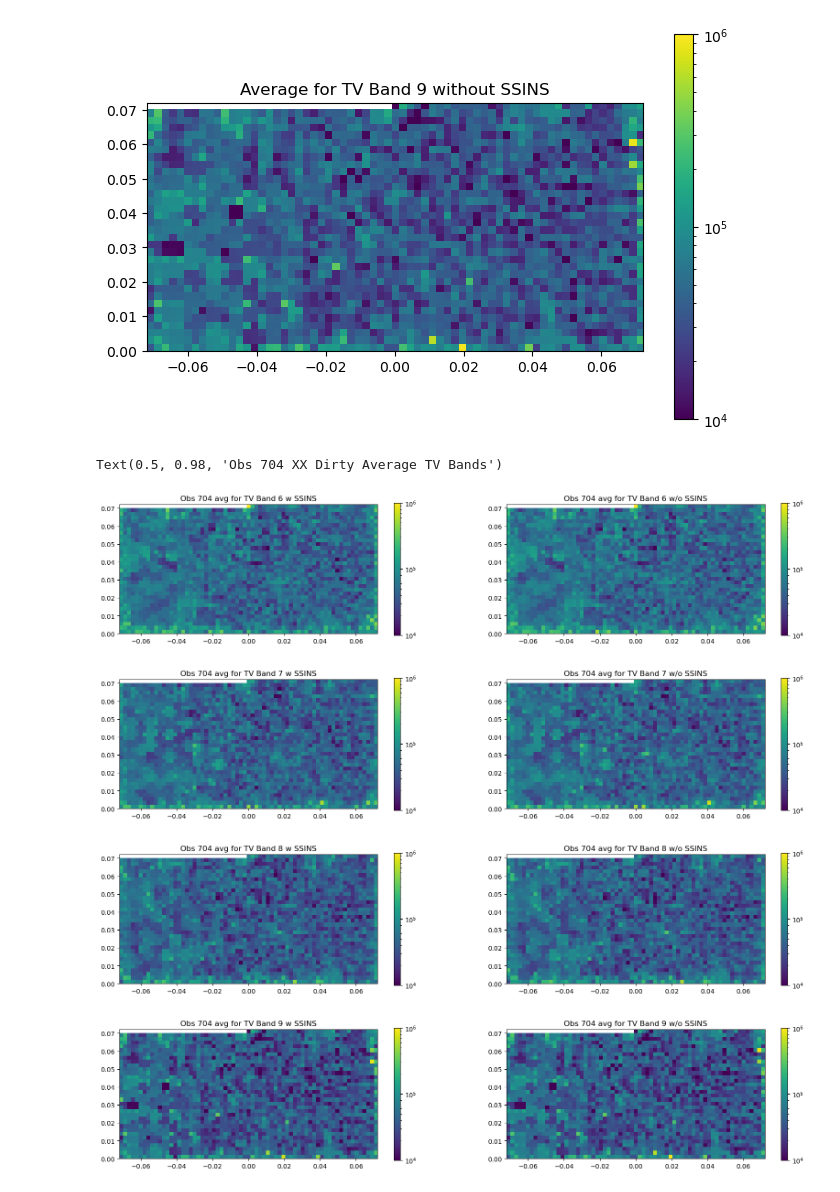
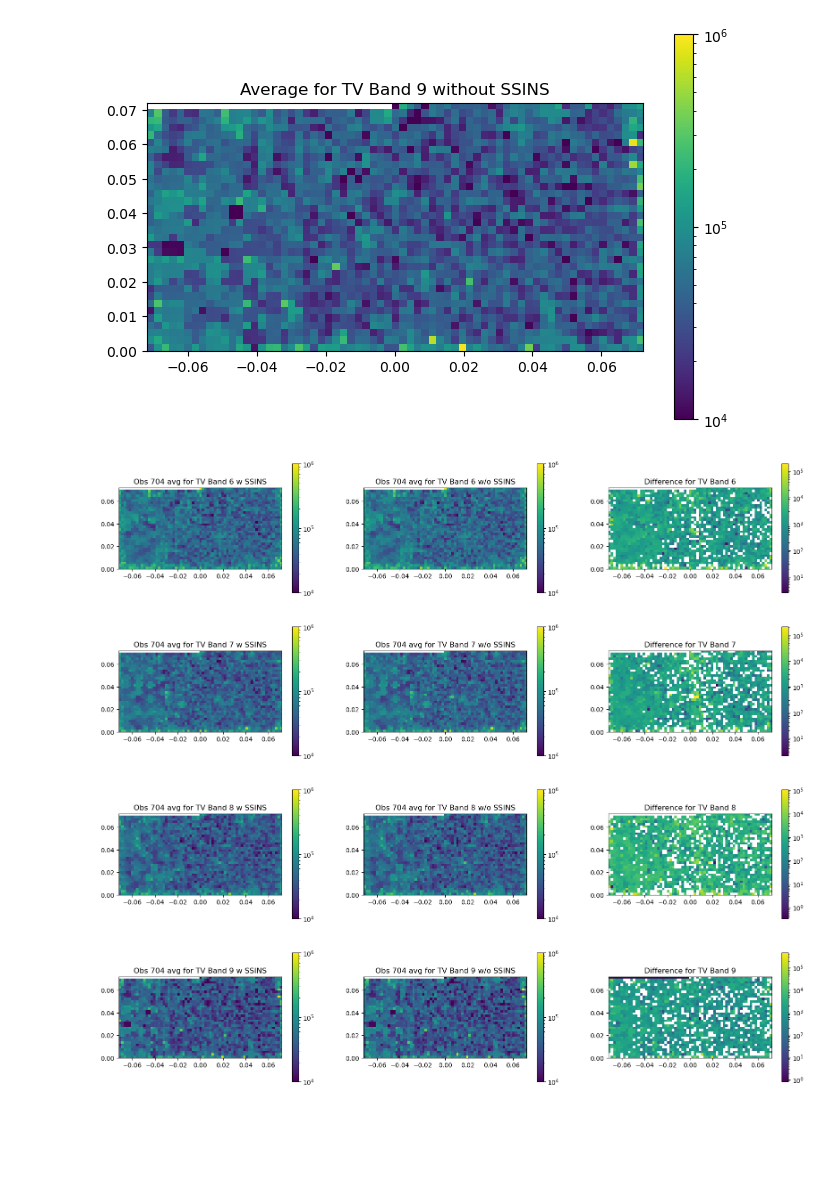
Before and after one commit to cvzamora/mwa_decontamination, a Jupyter notebook: MWA_Decontamination.ipynb, the cells around one changed output. Saved outputs shown, nothing was run; the diff lists cells and outputs as text; code cells hidden in the pictures; blank space fills up the shorter version.

Commit message:
Adding difference plots

```diff
--- a/MWA_Decontamination.ipynb
+++ b/MWA_Decontamination.ipynb
@@ -212,10 +212,10 @@ plot_704_TV_wos(0, 699, 752)
 [figure]
 # %%
 def plot_both_704TV(s, x, y):
-    fig,ax = plt.subplots(1,2)
+    fig,ax = plt.subplots(1,3)
     fig.set_size_inches(20, 15)
 
-    pos = ax[0].imshow(np.mean(np.abs(data_704_ws[s]['data_sum'][x:y,:,:]), axis = 0), extent = [data_704_ws[0]['kx_mpc'][0], data_704_ws[0]['kx_mpc'][-1],data_704_ws[0]['ky_mpc'][0], data_704_ws[0]['ky_mpc'][-1]],
+    pos = ax[0].imshow(np.mean(np.abs(data_704_ws[s]['data_sum'][x:y,:,:]), axis = 0), extent = [data_704_ws[s]['kx_mpc'][0], data_704_ws[s]['kx_mpc'][-1],data_704_ws[s]['ky_mpc'][0], data_704_ws[s]['ky_mpc'][-1]],
                                                                 aspect = 'equal', norm = 'log',vmin = 10e3, vmax = 1e6)
     fig.colorbar(pos, ax=ax[0],shrink=0.25)
     if y == 350:
@@ -227,7 +227,7 @@ def plot_both_704TV(s, x, y):
     else:
         ax[0].set_title(f'Obs 704 avg for TV Band 9 w SSINS')
 
-    pos1 = ax[1].imshow(np.mean(np.abs(data_704_wos[s]['data_sum'][x:y,:,:]), axis = 0), extent = [data_704_wos[0]['kx_mpc'][0], data_704_wos[0]['kx_mpc'][-1],data_704_wos[0]['ky_mpc'][0], data_704_wos[0]['ky_mpc'][-1]],
+    pos1 = ax[1].imshow(np.mean(np.abs(data_704_wos[s]['data_sum'][x:y,:,:]), axis = 0), extent = [data_704_wos[s]['kx_mpc'][0], data_704_wos[s]['kx_mpc'][-1],data_704_wos[s]['ky_mpc'][0], data_704_wos[s]['ky_mpc'][-1]],
                                                                 aspect = 'equal', norm = 'log',vmin = 10e3, vmax = 1e6)
     fig.colorbar(pos1, ax=ax[1],shrink=0.25)
     if y == 350:
@@ -238,21 +238,36 @@ def plot_both_704TV(s, x, y):
         ax[1].set_title(f'Obs 704 avg for TV Band 8 w/o SSINS')
     else:
         ax[1].set_title(f'Obs 704 avg for TV Band 9 w/o SSINS')
+
+    mean_ws = np.mean(np.abs(data_704_ws[s]['data_sum'][x:y,:,:]), axis = 0)
+    mean_wos = np.mean(np.abs(data_704_wos[s]['data_sum'][x:y,:,:]), axis = 0)
+    difference = mean_wos - mean_ws
+
+    pos2 = ax[2].imshow(difference, extent = [data_704_wos[s]['kx_mpc'][0], data_704_wos[s]['kx_mpc'][-1],data_704_wos[s]['ky_mpc'][0], data_704_wos[s]['ky_mpc'][-1]],
+                                                                aspect = 'equal', norm = 'log')
+    fig.colorbar(pos2, ax=ax[2],shrink=0.25)
+    if y == 350:
+        ax[2].set_title(f'Difference for TV Band 6')
+    elif y == 525:
+        ax[2].set_title(f'Difference for TV Band 7')
+    elif y == 700:
+        ax[2].set_title(f'Difference for TV Band 8')
+    else:
+        ax[2].set_title(f'Difference for TV Band 9')
 # %%
 plot_both_704TV(0, 174, 350)
-fig.suptitle('Obs 704 XX Dirty Average TV Bands', fontsize = 16)
+#fig.suptitle('Obs 704 XX Dirty Average TV Bands', fontsize = 16)
 # %% [output]
-Text(0.5, 0.98, 'Obs 704 XX Dirty Average TV Bands')
-[figure, old version]
+[figure, new version]
 # %%
 plot_both_704TV(0, 349, 525)
 # %% [output]
-[figure, old version]
+[figure, new version]
 # %%
 plot_both_704TV(0, 524, 700)
 # %% [output]
-[figure, old version]
+[figure, new version]
 # %%
 plot_both_704TV(0, 699, 752)
 # %% [output]
-[figure, old version]
+[figure, new version]
```
Also changed, not shown: parts of 2 cells of this notebook.
